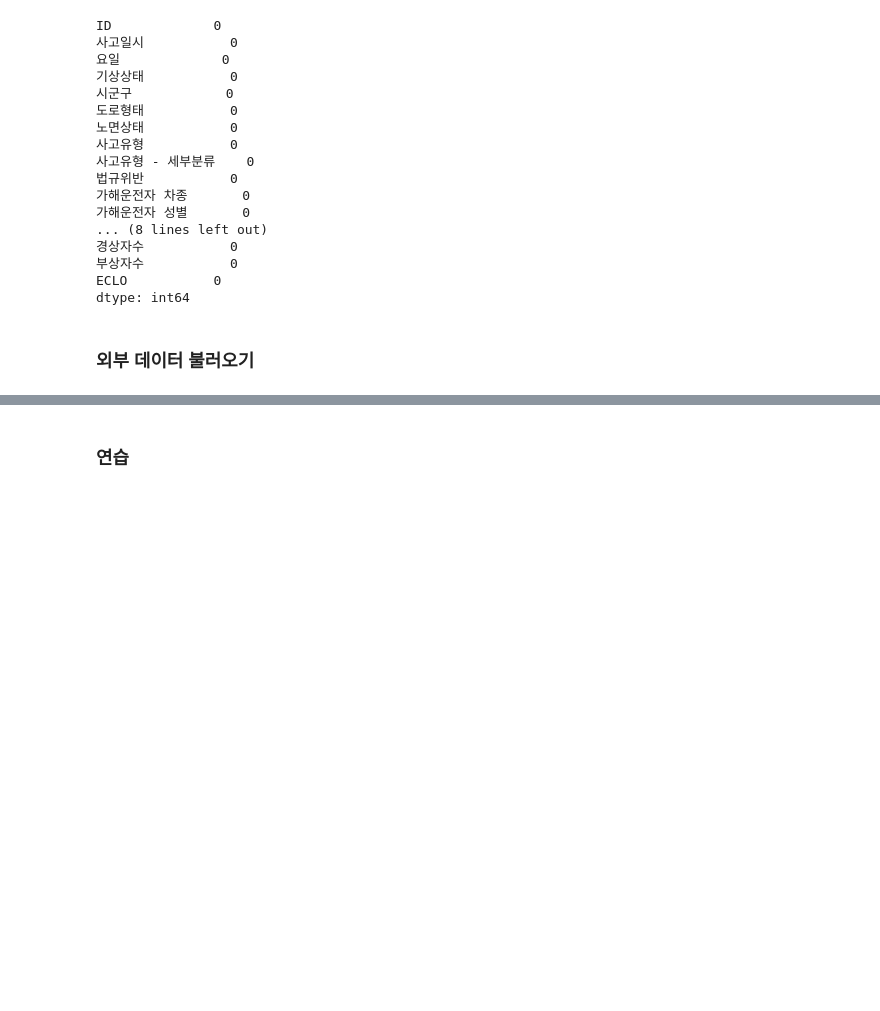
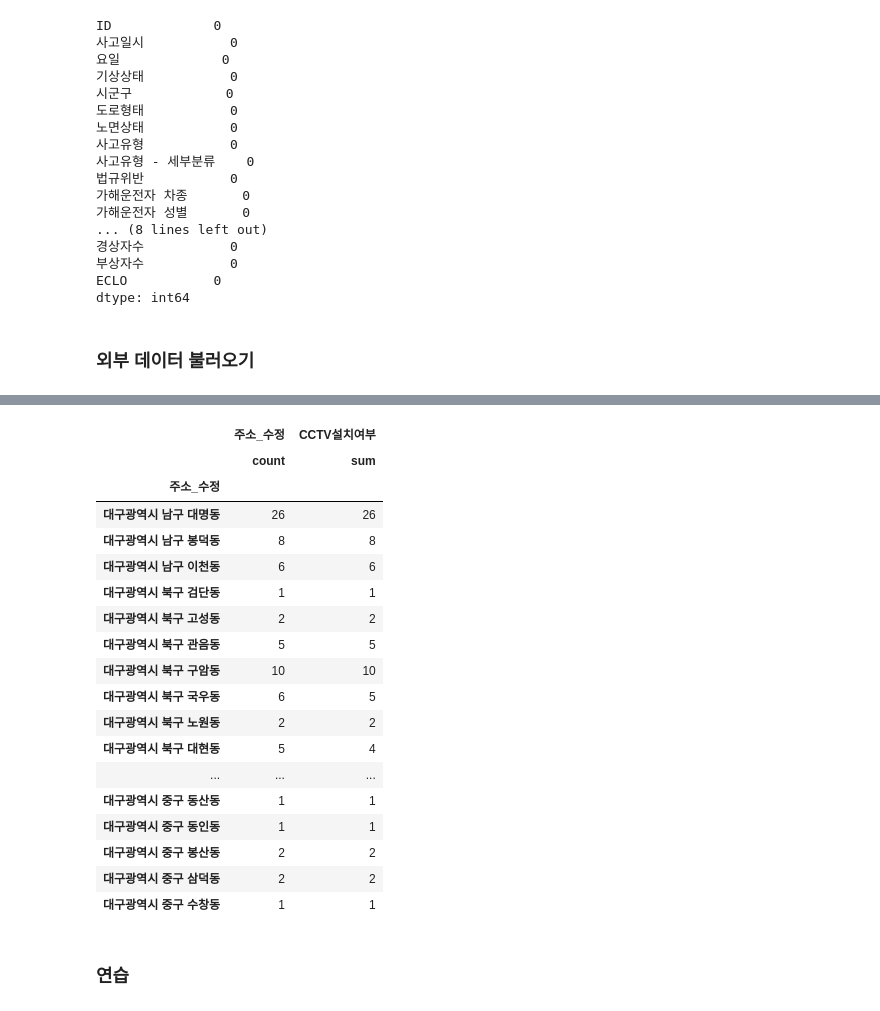
Before and after one commit to nyeokinyeoki/dacon_accident, a Jupyter notebook: accident.ipynb, the cells around one changed output, grey strips where cells are left out. Drawn from its saved outputs; the diff is of its cells as text; code cells hidden in the pictures; blank space fills up the shorter version.

```diff
--- a/accident.ipynb
+++ b/accident.ipynb
@@ -307,0 +481,9 @@ memory usage: 149.9+ KB
+# %%
+# 각 외부 데이터의 주소를 대구광역시-구-동 까지만 표현
+
+cctv["주소_수정"] = cctv["소재지지번주소"].str.extract(r'(대구광역시 [가-힣]+구 [가-힣]+동)')
+light["주소_수정"] = light["소재지지번주소"].str.extract(r'(대구광역시 [가-힣]+구 [가-힣]+동)')
+child["주소_수정"] = child["소재지지번주소"].str.extract(r'(대구광역시 [가-힣]+구 [가-힣]+동)')
+parking["주소_수정"] = parking["소재지지번주소"].str.extract(r'(대구광역시 [가-힣]+구 [가-힣]+동)')
+
+cctv["주소_수정"]
@@ -308,3 +524,29 @@ memory usage: 149.9+ KB
+# %%
+# 지역별 어린이 보호구역 개수 파악
+
+gb_child = child.groupby("주소_수정")[["주소_수정", "CCTV설치여부"]].agg({"주소_수정":["count"], "CCTV설치여부":["sum"]})
+
+gb_child
+# %% [output]
+|  | 주소_수정 | CCTV설치여부 |
+|  | count | sum |
+| 주소_수정 |  |  |
+| 대구광역시 남구 대명동 | 26 | 26 |
+| 대구광역시 남구 봉덕동 | 8 | 8 |
+| 대구광역시 남구 이천동 | 6 | 6 |
+| 대구광역시 북구 검단동 | 1 | 1 |
+| 대구광역시 북구 고성동 | 2 | 2 |
+| 대구광역시 북구 관음동 | 5 | 5 |
+| 대구광역시 북구 구암동 | 10 | 10 |
+| 대구광역시 북구 국우동 | 6 | 5 |
+| 대구광역시 북구 노원동 | 2 | 2 |
+| 대구광역시 북구 대현동 | 5 | 4 |
+| ... | ... | ... |
+| 대구광역시 중구 동산동 | 1 | 1 |
+| 대구광역시 중구 동인동 | 1 | 1 |
+| 대구광역시 중구 봉산동 | 2 | 2 |
+| 대구광역시 중구 삼덕동 | 2 | 2 |
+| 대구광역시 중구 수창동 | 1 | 1 |
 # %% [markdown]
 ### 연습
 # %%
```
Also changed, not shown: parts of 14 cells of this notebook.
